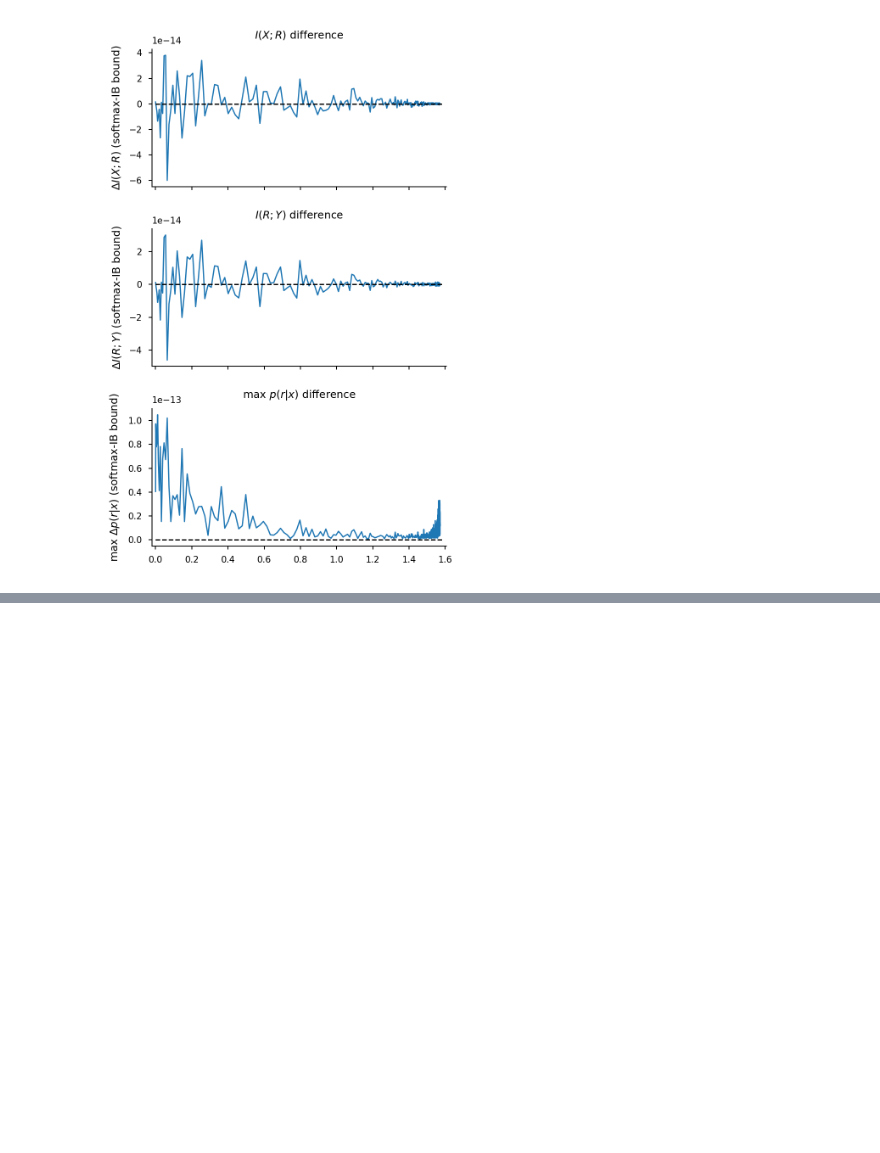
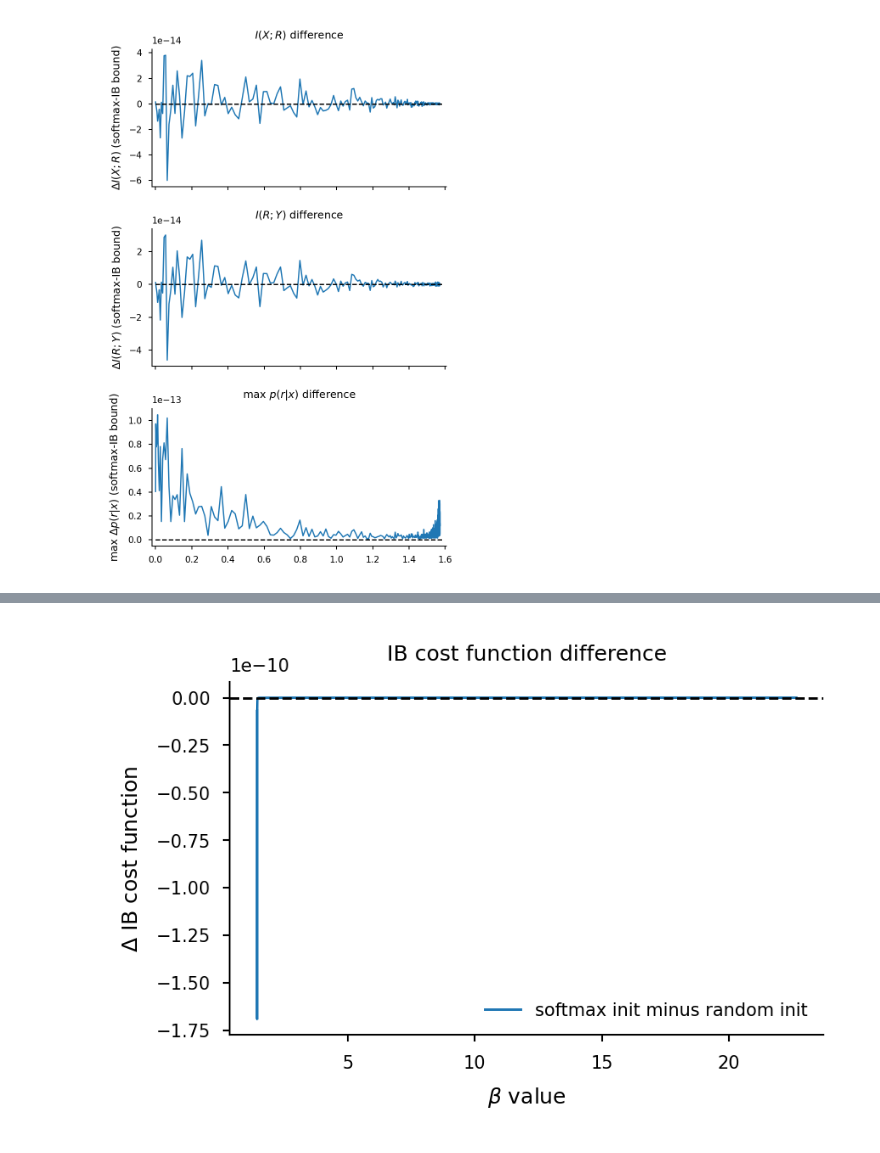
Before and after one commit to jacobaparker/human-inference-IB, a Jupyter notebook: mathappendix_analyses_figures.ipynb, the cells around one changed output, grey strips where cells are left out. Cells and saved outputs as stored; diff of their text form; code cells hidden in the pictures; blank space fills up the shorter version.

```diff
--- a/mathappendix_analyses_figures.ipynb
+++ b/mathappendix_analyses_figures.ipynb
@@ -441,0 +457,4 @@ savefig(fig, 'FigureB18/three-jar-beads_fully-opt_compare_softmax_soln_to_IB')
+# %%
+fig, axs = init_comparison_plot(IB_bound_softmaxinit,IB_bound_randinit)
+# %% [output]
+[figure, added]
```
Also changed, not shown: parts of 21 cells of this notebook, 50 other files.
